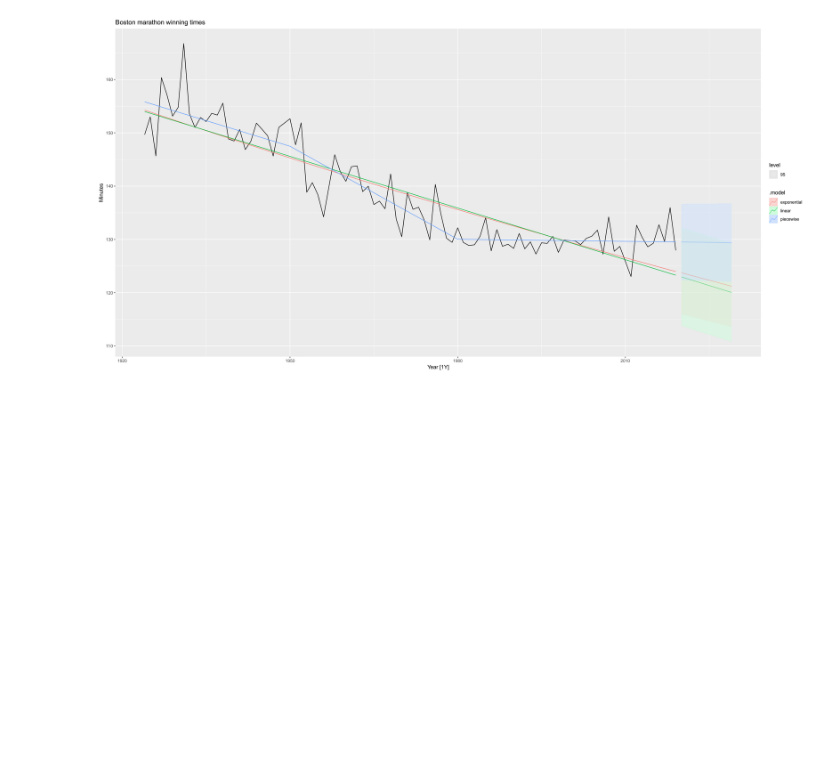
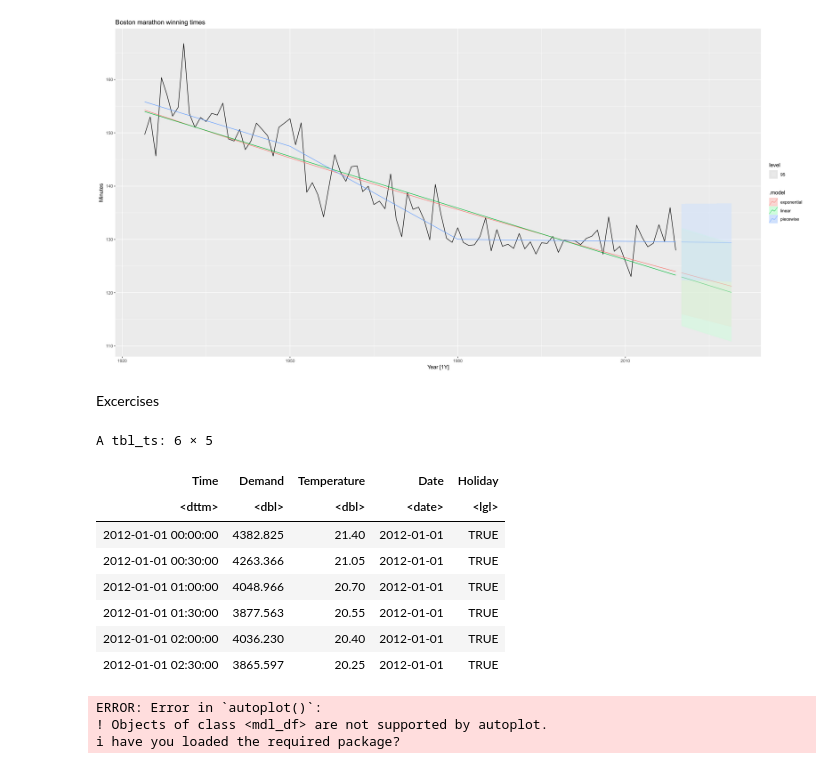
Before and after one commit to ARKA1112/Time_Series_R, a Jupyter notebook: OTEXTS_7.ipynb, the cells around one changed output. Drawn from its saved outputs; the diff is of its cells as text; code cells hidden in the pictures; blank space fills up the shorter version.

```diff
--- a/OTEXTS_7.ipynb
+++ b/OTEXTS_7.ipynb
@@ -452,3 +452,17 @@ aes(y = .fitted, colour = .model)) + autolayer(fc_trends, alpha=0.5, level=95)+
 labs(y = "Minutes", title = "Boston marathon winning times")
 # %% [output]
 [figure]
+# %% [markdown]
+Excercises
+# %%
+head(vic_elec)
+# %% [output]
+A tbl_ts: 6 × 5
+| Time | Demand | Temperature | Date | Holiday |
+| <dttm> | <dbl> | <dbl> | <date> | <lgl> |
+| 2012-01-01 00:00:00 | 4382.825 | 21.40 | 2012-01-01 | TRUE |
+| 2012-01-01 00:30:00 | 4263.366 | 21.05 | 2012-01-01 | TRUE |
+| 2012-01-01 01:00:00 | 4048.966 | 20.70 | 2012-01-01 | TRUE |
+| 2012-01-01 01:30:00 | 3877.563 | 20.55 | 2012-01-01 | TRUE |
+| 2012-01-01 02:00:00 | 4036.230 | 20.40 | 2012-01-01 | TRUE |
+| 2012-01-01 02:30:00 | 3865.597 | 20.25 | 2012-01-01 | TRUE |
@@ -454,0 +473,6 @@ labs(y = "Minutes", title = "Boston marathon winning times")
+# %%
+jan14_elec|> model(TSLM(Demand ~ Temperature)) |>
+# %% [output]
+ERROR: Error in `autoplot()`:
+! Objects of class <mdl_df> are not supported by autoplot.
+ℹ have you loaded the required package?
```
Also changed, not shown: parts of 2 cells of this notebook, 1 other file.
